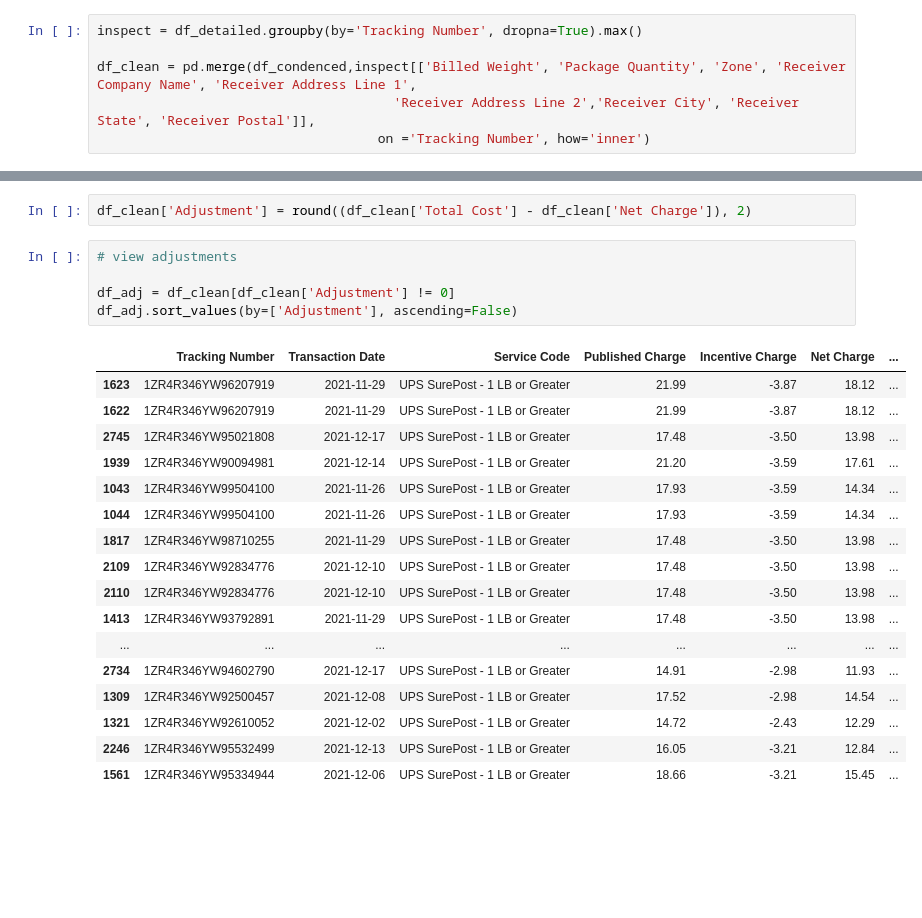
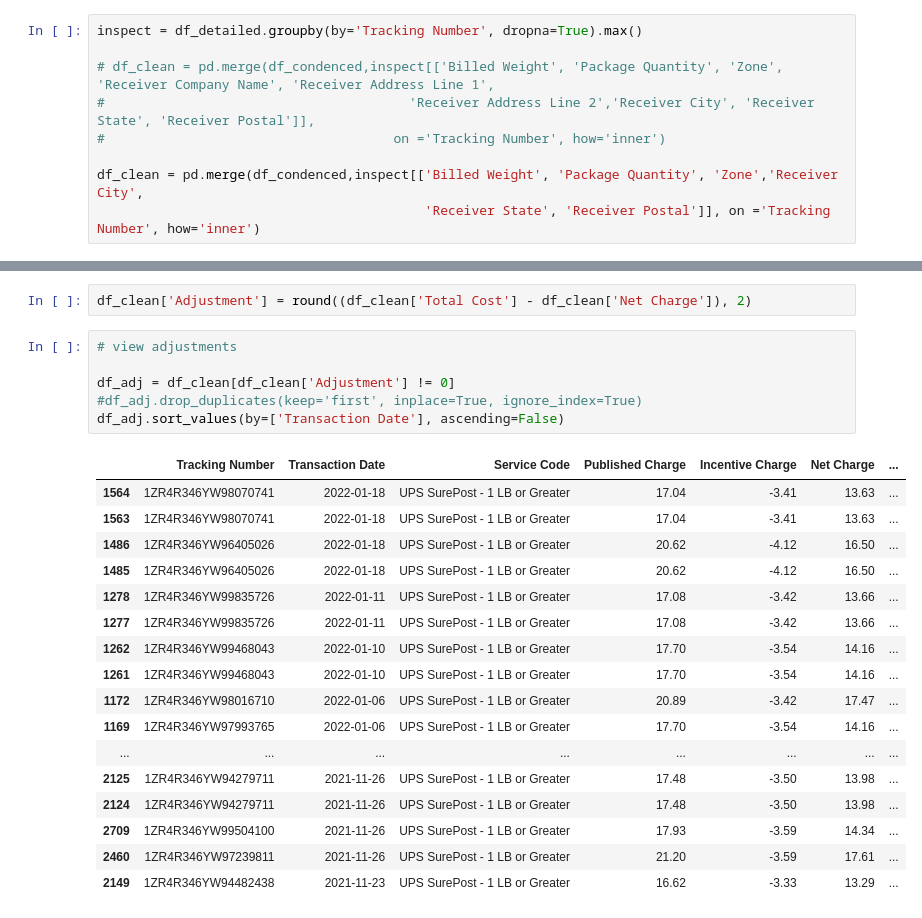
Before and after one commit to Evan-Archuleta/ups_invoice, a Jupyter notebook: ups_v3.ipynb, the cells around one changed output, grey strips where cells are left out. Saved outputs shown, nothing was run; the diff lists cells and outputs as text; blank space fills up the shorter version.

```diff
--- a/ups_v3.ipynb
+++ b/ups_v3.ipynb
@@ -132,9 +142,12 @@ df_condenced['Net Charge'] = df_condenced['Net Charge'].apply(convert_currency)
 # %%
 inspect = df_detailed.groupby(by='Tracking Number', dropna=True).max()
 
-df_clean = pd.merge(df_condenced,inspect[['Billed Weight', 'Package Quantity', 'Zone', 'Receiver Company Name', 'Receiver Address Line 1',
-                                      'Receiver Address Line 2','Receiver City', 'Receiver State', 'Receiver Postal']],
-                                    on ='Tracking Number', how='inner')
+# df_clean = pd.merge(df_condenced,inspect[['Billed Weight', 'Package Quantity', 'Zone', 'Receiver Company Name', 'Receiver Address Line 1',
+#                                       'Receiver Address Line 2','Receiver City', 'Receiver State', 'Receiver Postal']],
+#                                     on ='Tracking Number', how='inner')
+
+df_clean = pd.merge(df_condenced,inspect[['Billed Weight', 'Package Quantity', 'Zone','Receiver City',
+                                          'Receiver State', 'Receiver Postal']], on ='Tracking Number', how='inner')
 # %%
 df_clean = pd.merge(df_clean,df_detailed[['Tracking Number', 'Detail Keyed Dim']],
                                     on ='Tracking Number', how='inner')
@@ -195,26 +208,27 @@ df_clean['Adjustment'] = round((df_clean['Total Cost'] - df_clean['Net Charge'])
 # %%
 # view adjustments
 
 df_adj = df_clean[df_clean['Adjustment'] != 0]
-df_adj.sort_values(by=['Adjustment'], ascending=False)
+#df_adj.drop_duplicates(keep='first', inplace=True, ignore_index=True)
+df_adj.sort_values(by=['Transaction Date'], ascending=False)
 # %% [output]
 |  | Tracking Number | Transaction Date | Service Code | Published Charge | Incentive Charge | Net Charge | ... |
-| 1623 | 1ZR4R346YW96207919 | 2021-11-29 | UPS SurePost - 1 LB or Greater | 21.99 | -3.87 | 18.12 | ... |
-| 1622 | 1ZR4R346YW96207919 | 2021-11-29 | UPS SurePost - 1 LB or Greater | 21.99 | -3.87 | 18.12 | ... |
-| 2745 | 1ZR4R346YW95021808 | 2021-12-17 | UPS SurePost - 1 LB or Greater | 17.48 | -3.50 | 13.98 | ... |
-| 1939 | 1ZR4R346YW90094981 | 2021-12-14 | UPS SurePost - 1 LB or Greater | 21.20 | -3.59 | 17.61 | ... |
-| 1043 | 1ZR4R346YW99504100 | 2021-11-26 | UPS SurePost - 1 LB or Greater | 17.93 | -3.59 | 14.34 | ... |
-| 1044 | 1ZR4R346YW99504100 | 2021-11-26 | UPS SurePost - 1 LB or Greater | 17.93 | -3.59 | 14.34 | ... |
-| 1817 | 1ZR4R346YW98710255 | 2021-11-29 | UPS SurePost - 1 LB or Greater | 17.48 | -3.50 | 13.98 | ... |
-| 2109 | 1ZR4R346YW92834776 | 2021-12-10 | UPS SurePost - 1 LB or Greater | 17.48 | -3.50 | 13.98 | ... |
-| 2110 | 1ZR4R346YW92834776 | 2021-12-10 | UPS SurePost - 1 LB or Greater | 17.48 | -3.50 | 13.98 | ... |
-| 1413 | 1ZR4R346YW93792891 | 2021-11-29 | UPS SurePost - 1 LB or Greater | 17.48 | -3.50 | 13.98 | ... |
+| 1564 | 1ZR4R346YW98070741 | 2022-01-18 | UPS SurePost - 1 LB or Greater | 17.04 | -3.41 | 13.63 | ... |
+| 1563 | 1ZR4R346YW98070741 | 2022-01-18 | UPS SurePost - 1 LB or Greater | 17.04 | -3.41 | 13.63 | ... |
+| 1486 | 1ZR4R346YW96405026 | 2022-01-18 | UPS SurePost - 1 LB or Greater | 20.62 | -4.12 | 16.50 | ... |
+| 1485 | 1ZR4R346YW96405026 | 2022-01-18 | UPS SurePost - 1 LB or Greater | 20.62 | -4.12 | 16.50 | ... |
+| 1278 | 1ZR4R346YW99835726 | 2022-01-11 | UPS SurePost - 1 LB or Greater | 17.08 | -3.42 | 13.66 | ... |
+| 1277 | 1ZR4R346YW99835726 | 2022-01-11 | UPS SurePost - 1 LB or Greater | 17.08 | -3.42 | 13.66 | ... |
+| 1262 | 1ZR4R346YW99468043 | 2022-01-10 | UPS SurePost - 1 LB or Greater | 17.70 | -3.54 | 14.16 | ... |
+| 1261 | 1ZR4R346YW99468043 | 2022-01-10 | UPS SurePost - 1 LB or Greater | 17.70 | -3.54 | 14.16 | ... |
+| 1172 | 1ZR4R346YW98016710 | 2022-01-06 | UPS SurePost - 1 LB or Greater | 20.89 | -3.42 | 17.47 | ... |
+| 1169 | 1ZR4R346YW97993765 | 2022-01-06 | UPS SurePost - 1 LB or Greater | 17.70 | -3.54 | 14.16 | ... |
 | ... | ... | ... | ... | ... | ... | ... | ... |
-| 2734 | 1ZR4R346YW94602790 | 2021-12-17 | UPS SurePost - 1 LB or Greater | 14.91 | -2.98 | 11.93 | ... |
-| 1309 | 1ZR4R346YW92500457 | 2021-12-08 | UPS SurePost - 1 LB or Greater | 17.52 | -2.98 | 14.54 | ... |
-| 1321 | 1ZR4R346YW92610052 | 2021-12-02 | UPS SurePost - 1 LB or Greater | 14.72 | -2.43 | 12.29 | ... |
-| 2246 | 1ZR4R346YW95532499 | 2021-12-13 | UPS SurePost - 1 LB or Greater | 16.05 | -3.21 | 12.84 | ... |
-| 1561 | 1ZR4R346YW95334944 | 2021-12-06 | UPS SurePost - 1 LB or Greater | 18.66 | -3.21 | 15.45 | ... |
+| 2125 | 1ZR4R346YW94279711 | 2021-11-26 | UPS SurePost - 1 LB or Greater | 17.48 | -3.50 | 13.98 | ... |
+| 2124 | 1ZR4R346YW94279711 | 2021-11-26 | UPS SurePost - 1 LB or Greater | 17.48 | -3.50 | 13.98 | ... |
+| 2709 | 1ZR4R346YW99504100 | 2021-11-26 | UPS SurePost - 1 LB or Greater | 17.93 | -3.59 | 14.34 | ... |
+| 2460 | 1ZR4R346YW97239811 | 2021-11-26 | UPS SurePost - 1 LB or Greater | 21.20 | -3.59 | 17.61 | ... |
+| 2149 | 1ZR4R346YW94482438 | 2021-11-23 | UPS SurePost - 1 LB or Greater | 16.62 | -3.33 | 13.29 | ... |
 # %%
 import seaborn as sns
 import matplotlib.pyplot as plt
```
Also changed, not shown: parts of 11 cells of this notebook, 9 other files.
